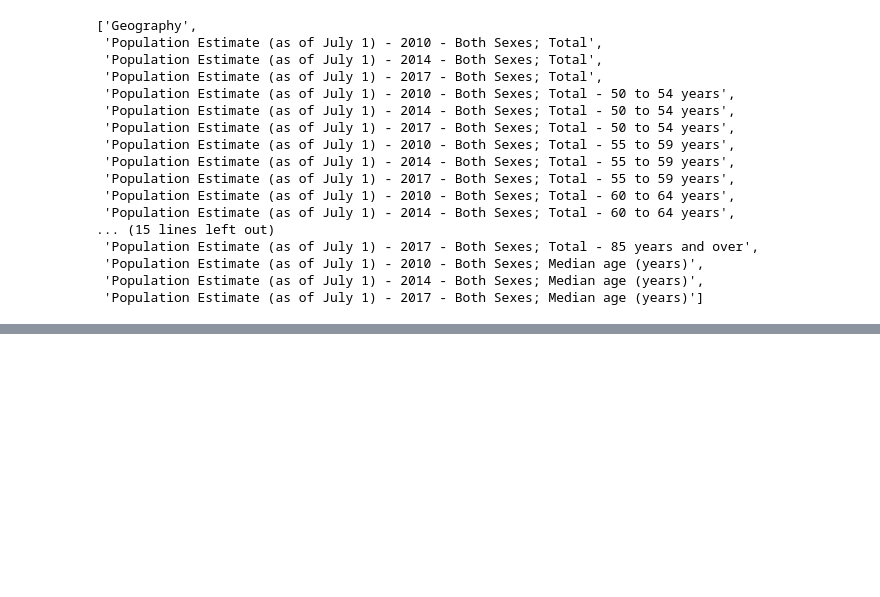
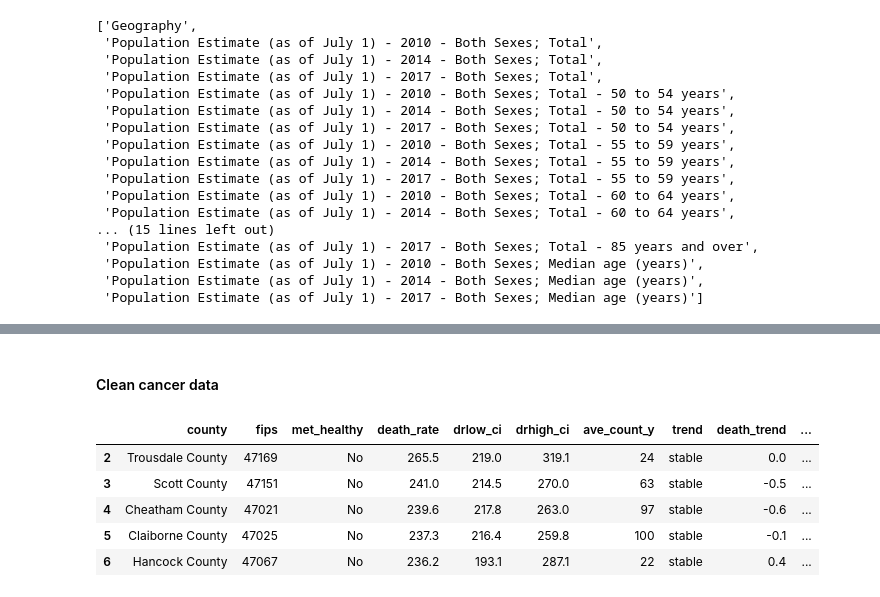
Before and after one commit to ncov/vanderbilt-aspire-data-essentials, a Jupyter notebook: data_essentials_project_090518.ipynb, the cells around one changed output, grey strips where cells are left out. Drawn from its saved outputs; the diff is of its cells as text; code cells hidden in the pictures; blank space fills up the shorter version.

```diff
--- a/data_essentials_project_090518.ipynb
+++ b/data_essentials_project_090518.ipynb
@@ -303,0 +317,12 @@ list(pop_31.columns)
+# %% [markdown]
+#### Clean cancer data
+# %%
+cancer_clean = cancer_df.drop(cancer_df.index[[0,1]])
+cancer_clean.head()
+# %% [output]
+|  | county | fips | met_healthy | death_rate | drlow_ci | drhigh_ci | ave_count_y | trend | death_trend | ... |
+| 2 | Trousdale County | 47169 | No | 265.5 | 219.0 | 319.1 | 24 | stable | 0.0 | ... |
+| 3 | Scott County | 47151 | No | 241.0 | 214.5 | 270.0 | 63 | stable | -0.5 | ... |
+| 4 | Cheatham County | 47021 | No | 239.6 | 217.8 | 263.0 | 97 | stable | -0.6 | ... |
+| 5 | Claiborne County | 47025 | No | 237.3 | 216.4 | 259.8 | 100 | stable | -0.1 | ... |
+| 6 | Hancock County | 47067 | No | 236.2 | 193.1 | 287.1 | 22 | stable | 0.4 | ... |
```
Also changed, not shown: parts of 3 cells of this notebook.
